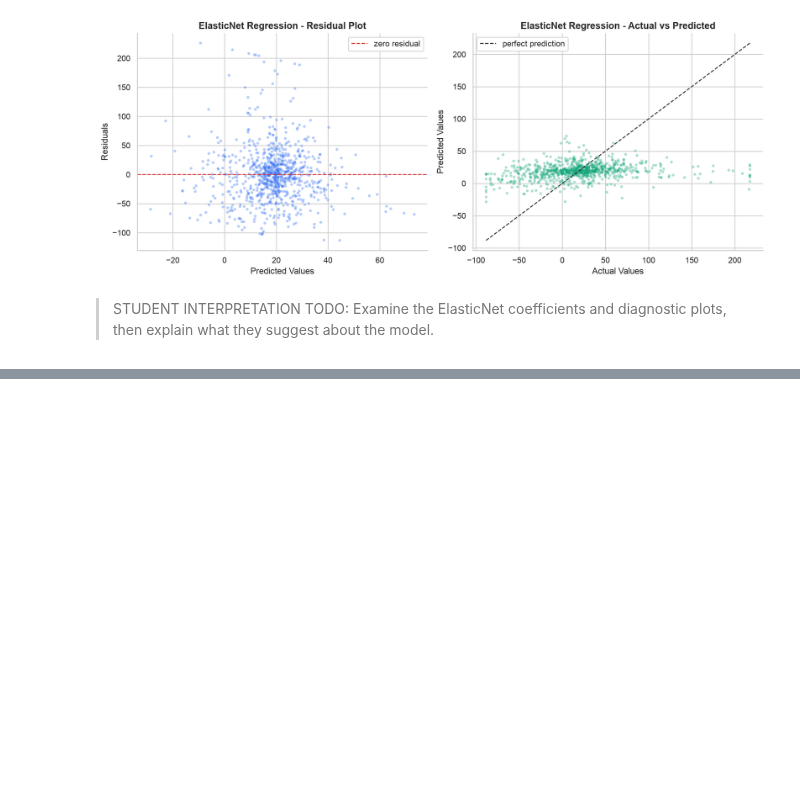
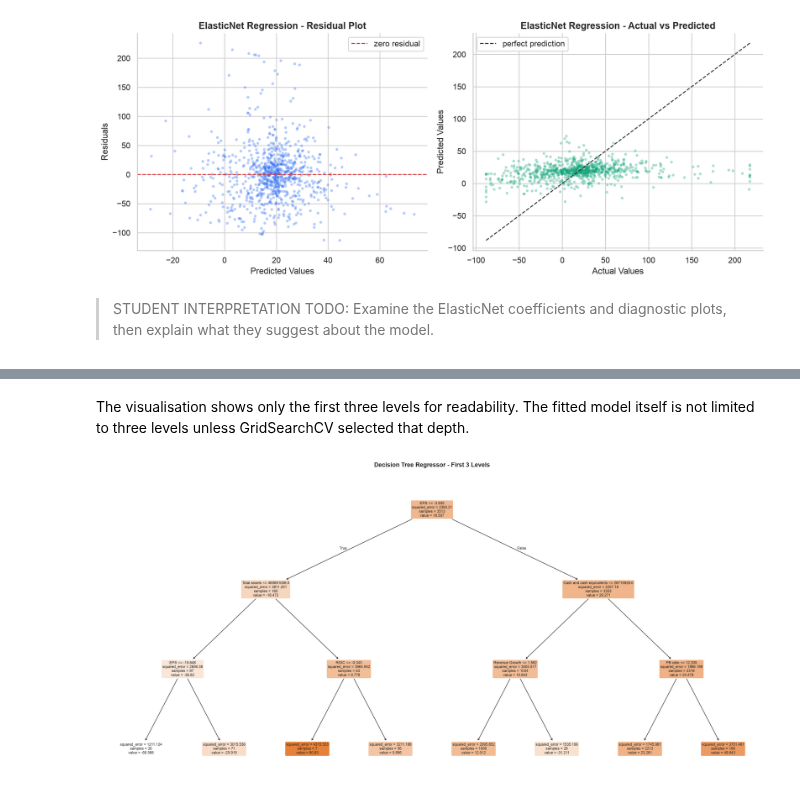
Before and after one commit to DominicKarolPeter/ML-Capstone_project, a Jupyter notebook: notebooks/regression.ipynb, the cells around one changed output, grey strips where cells are left out. Cells and saved outputs as stored; diff of their text form; code cells hidden in the pictures; blank space fills up the shorter version.

Commit message:
Add Decision Tree regressor with tuning

```diff
--- a/notebooks/regression.ipynb
+++ b/notebooks/regression.ipynb
@@ -1038,0 +1111,22 @@ plt.show()
+# %% [markdown]
+The visualisation shows only the first three levels for readability. The fitted model itself is not limited to three levels unless GridSearchCV selected that depth.
+# %%
+#Decision Tree visualisation
+fig, ax = plt.subplots(figsize=(20, 10), dpi=200)
+plot_tree(
+    tree_best,
+    feature_names=X_train.columns,
+    max_depth=3,
+    filled=True,
+    rounded=True,
+    fontsize=8,
+    ax=ax,
+)
+ax.set_title('Decision Tree Regressor - First 3 Levels', fontsize=13, fontweight='bold')
+plt.tight_layout()
+
+os.makedirs('figures/Decision Tree Regressor', exist_ok=True)
+plt.savefig('figures/Decision Tree Regressor/tree_first_3_levels.png', dpi=300, bbox_inches='tight')
+plt.show()
+# %% [output]
+[figure, added]
```
Also changed, not shown: parts of 3 cells of this notebook, 1 other file.
